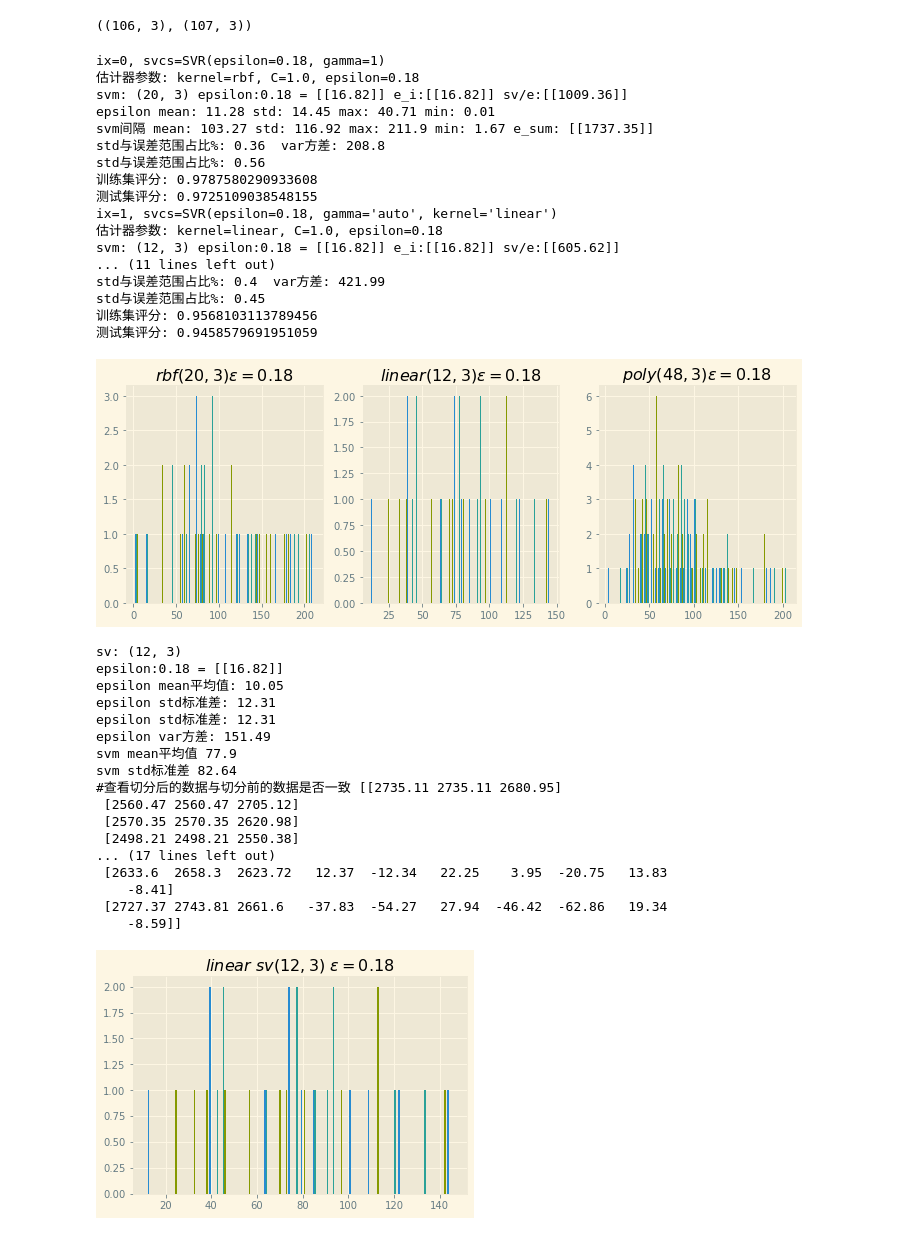
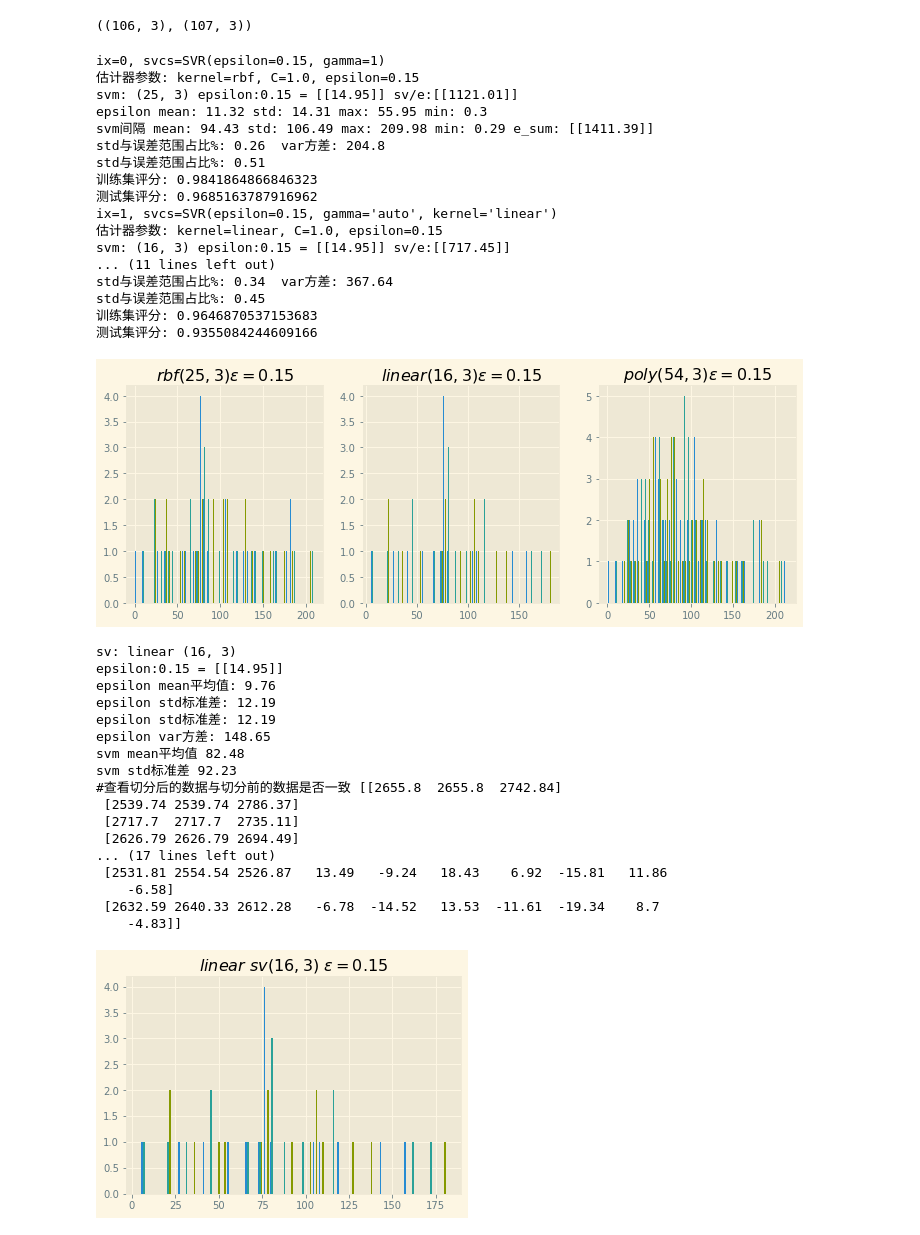
Before and after one commit to vcfriend/python-demo, a Jupyter notebook: myQuant/strategy/04-svm-svr.ipynb, the cells around one changed output. Saved outputs shown, nothing was run; the diff lists cells and outputs as text; code cells hidden in the pictures.

```diff
--- a/myQuant/strategy/04-svm-svr.ipynb
+++ b/myQuant/strategy/04-svm-svr.ipynb
@@ -196,7 +196,7 @@ print(x_train[:10, 0])
 # ax.set_ylabel('Predicted')
 # plt.show()
 # %%
-epsilon = 0.18
+epsilon = 0.15
 c = 1.0
 # 拟合回归模型
 svr_rbf = SVR(kernel='rbf', C=c, gamma=1, epsilon=epsilon)
@@ -236,8 +236,7 @@ for ix, svr in enumerate(svrs):
     sv = fit.support_vectors_.shape  #支持向量
     sv_e_sum = (sv[0] * sv[1]) * epsilon_i  #所有支持向量的误差和
     print('svm:', fit.support_vectors_.shape,  #支持向量个数
-          'epsilon:%s = %s' % (fit.epsilon, epsilon_1 - epsilon_0),  #误差值
-          'e_i:%s' % (epsilon_i),  #误差值
+          'epsilon:%s = %s' % (fit.epsilon, epsilon_i),  #误差值
           'sv/e:%s' % (sv_e_sum)
           )
     y_test_pred_ = standardScaler.inverse_transform(y_test_pred.reshape(-1, 1))
@@ -256,55 +255,55 @@ for ix, svr in enumerate(svrs):
         support_vectors_d).min()  #svm间隔最大值和最小值
     svm_mean_e_sum = np.mean(abs(support_vectors_d)) * epsilon_i  #svm误差和
 
     print('svm间隔 mean:', np.mean(abs(support_vectors_d)).round(2),  #平均值
           'std:', np.std((support_vectors_d)).round(2),  #标准差
           'max:', support_vectors_d_max.round(2),
           'min:', support_vectors_d_min.round(2),
           'e_sum:', (svm_mean_e_sum)
           )
     print("std与误差范围占比%:", (np.std(y_test_d) / (y_test_d_max - y_test_d_min)).round(2),  #标准差std与误差范围占比%
           ' var方差:', np.var(y_test_d).round(2))
     print('std与误差范围占比%:',
           (np.std(support_vectors_d) / (support_vectors_d_max - support_vectors_d_min)).round(2))  #标准差std与误差范围占比%
 
     # https://blog.csdn.net/gracejpw/article/details/101546293
     # 返回预测的决定系数R^2
     # R^2越接近于1，模型的拟合优度越高。
     print(f'训练集评分: %s ' % (fit.score(x_train_stand, y_train_stand)))
     print(f'测试集评分: %s ' % (svr.score(x_test_stand, y_test_stand)))
 
     plt.subplot(1, 3, ix + 1)
     interval = abs(support_vectors_ - epsilon_0)
     plt.hist(interval, bins=50)
     plt.title(r'$%s %s \epsilon = %s$' % (fit.kernel, fit.support_vectors_.shape, fit.epsilon))
 
 plt.show()
 # plt.savefig(r'./file/02_svm_svr.png', dpi=200)
 # %% [output]
-ix=0, svcs=SVR(epsilon=0.18, gamma=1)
-估计器参数: kernel=rbf, C=1.0, epsilon=0.18
-svm: (20, 3) epsilon:0.18 = [[16.82]] e_i:[[16.82]] sv/e:[[1009.36]]
-epsilon mean: 11.28 std: 14.45 max: 40.71 min: 0.01
-svm间隔 mean: 103.27 std: 116.92 max: 211.9 min: 1.67 e_sum: [[1737.35]]
-std与误差范围占比%: 0.36  var方差: 208.8
-std与误差范围占比%: 0.56
-训练集评分: 0.9787580290933608
-测试集评分: 0.9725109038548155
-ix=1, svcs=SVR(epsilon=0.18, gamma='auto', kernel='linear')
-估计器参数: kernel=linear, C=1.0, epsilon=0.18
-svm: (12, 3) epsilon:0.18 = [[16.82]] e_i:[[16.82]] sv/e:[[605.62]]
+ix=0, svcs=SVR(epsilon=0.15, gamma=1)
+估计器参数: kernel=rbf, C=1.0, epsilon=0.15
+svm: (25, 3) epsilon:0.15 = [[14.95]] sv/e:[[1121.01]]
+epsilon mean: 11.32 std: 14.31 max: 55.95 min: 0.3
+svm间隔 mean: 94.43 std: 106.49 max: 209.98 min: 0.29 e_sum: [[1411.39]]
+std与误差范围占比%: 0.26  var方差: 204.8
+std与误差范围占比%: 0.51
+训练集评分: 0.9841864866846323
+测试集评分: 0.9685163787916962
+ix=1, svcs=SVR(epsilon=0.15, gamma='auto', kernel='linear')
+估计器参数: kernel=linear, C=1.0, epsilon=0.15
+svm: (16, 3) epsilon:0.15 = [[14.95]] sv/e:[[717.45]]
 ... (11 lines left out)
-std与误差范围占比%: 0.4  var方差: 421.99
+std与误差范围占比%: 0.34  var方差: 367.64
 std与误差范围占比%: 0.45
-训练集评分: 0.9568103113789456
-测试集评分: 0.9458579691951059
+训练集评分: 0.9646870537153683
+测试集评分: 0.9355084244609166
-[figure, old version]
+[figure, new version]
 # %%
 svrs = [svr_rbf, svr_lin, svr_poly]
 
 fit = svrs[1]
 
-print('sv:', fit.support_vectors_.shape)
+print('sv:', fit.kernel, fit.support_vectors_.shape)
 epsilon_1 = standardScaler.inverse_transform(np.array([[fit.epsilon], ]))
 epsilon_0 = standardScaler.inverse_transform(np.array([[0.00], ]))
 print('epsilon:%s = %s' % (fit.epsilon, epsilon_1 - epsilon_0))
@@ -333,24 +332,24 @@ plt.hist(interval, bins=50)
 plt.title(r'$%s\ sv%s\ \epsilon = %s$' % (fit.kernel, fit.support_vectors_.shape, fit.epsilon))
 plt.show()
 # %% [output]
-sv: (12, 3)
-epsilon:0.18 = [[16.82]]
-epsilon mean平均值: 10.05
-epsilon std标准差: 12.31
-epsilon std标准差: 12.31
-epsilon var方差: 151.49
-svm mean平均值 77.9
-svm std标准差 82.64
-#查看切分后的数据与切分前的数据是否一致 [[2735.11 2735.11 2680.95]
- [2560.47 2560.47 2705.12]
- [2570.35 2570.35 2620.98]
- [2498.21 2498.21 2550.38]
+sv: linear (16, 3)
+epsilon:0.15 = [[14.95]]
+epsilon mean平均值: 9.76
+epsilon std标准差: 12.19
+epsilon std标准差: 12.19
+epsilon var方差: 148.65
+svm mean平均值 82.48
+svm std标准差 92.23
+#查看切分后的数据与切分前的数据是否一致 [[2655.8  2655.8  2742.84]
+ [2539.74 2539.74 2786.37]
+ [2717.7  2717.7  2735.11]
+ [2626.79 2626.79 2694.49]
 ... (17 lines left out)
- [2633.6  2658.3  2623.72   12.37  -12.34   22.25    3.95  -20.75   13.83
-    -8.41]
- [2727.37 2743.81 2661.6   -37.83  -54.27   27.94  -46.42  -62.86   19.34
-    -8.59]]
+ [2531.81 2554.54 2526.87   13.49   -9.24   18.43    6.92  -15.81   11.86
+    -6.58]
+ [2632.59 2640.33 2612.28   -6.78  -14.52   13.53  -11.61  -19.34    8.7
+    -4.83]]
-[figure, old version]
+[figure, new version]
 # %%
 print('epsilon_0', epsilon_0)
 print('#查看训练集的支持向量%s %s' % (fit.support_vectors_.shape, np.hstack((((x_train)[fit.support_]), (support_vectors_)))[:]))
```
Also changed, not shown: parts of 4 cells of this notebook.
